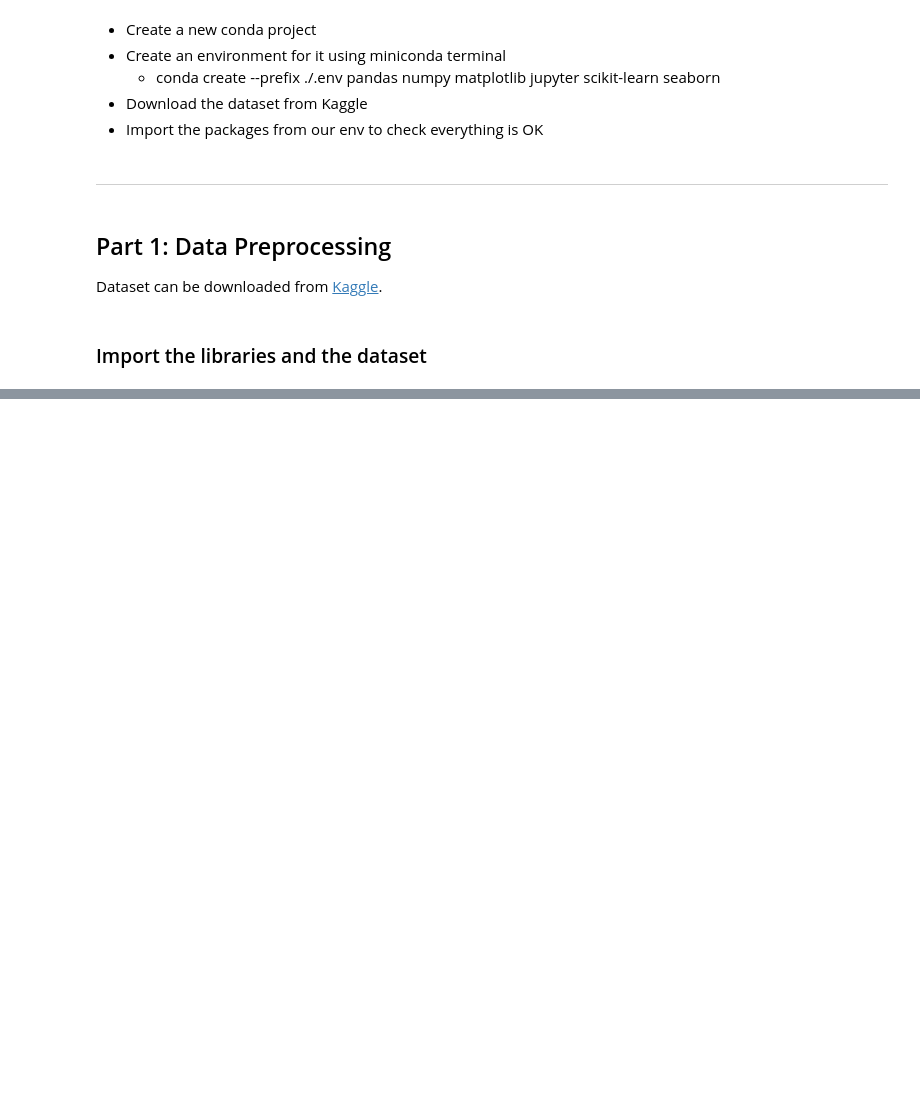
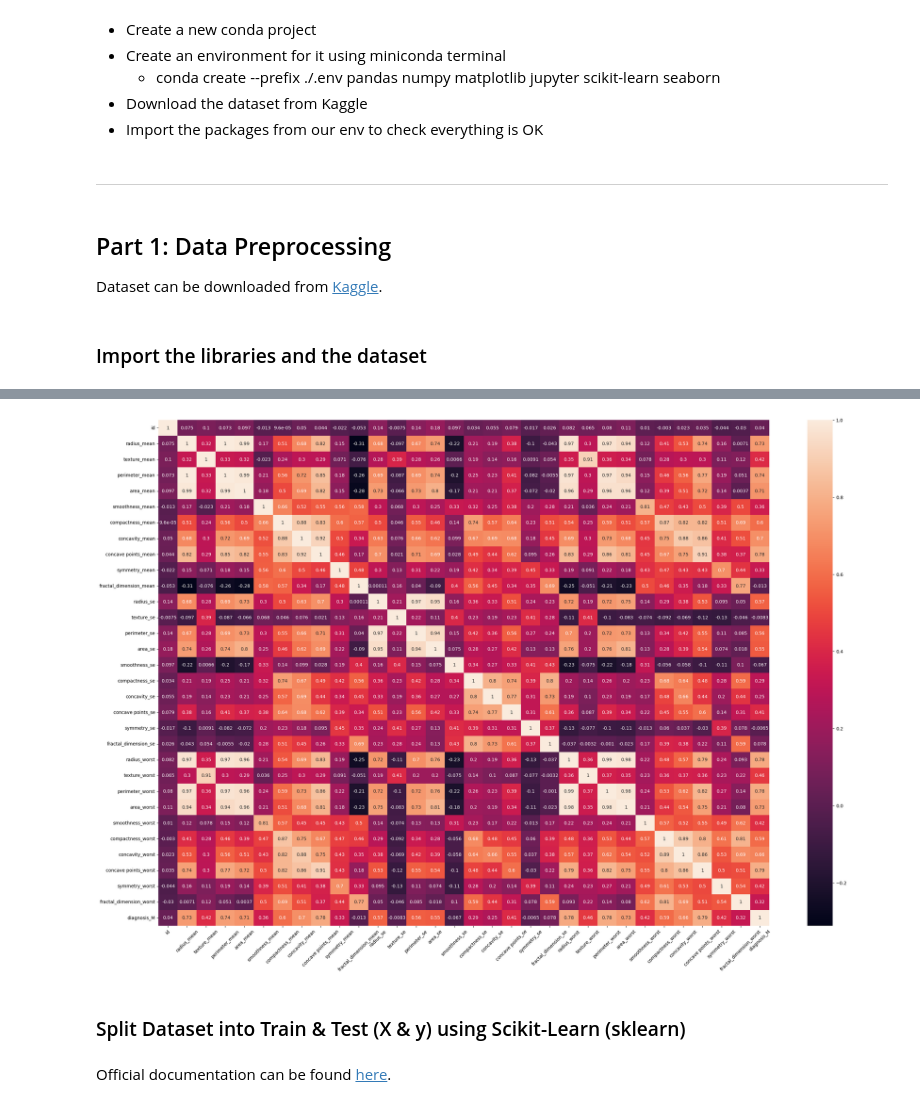
Before and after one commit to rosustefan/complete_ml_ds_bootcamp_2023, a Jupyter notebook: breast-cancer-wisconsin-project/breast-cancer-wisconsin-classification.ipynb, the cells around one changed output, grey strips where cells are left out. Cells and saved outputs as stored; diff of their text form; code cells hidden in the pictures; blank space fills up the shorter version.

```diff
--- a/breast-cancer-wisconsin-project/breast-cancer-wisconsin-classification.ipynb
+++ b/breast-cancer-wisconsin-project/breast-cancer-wisconsin-classification.ipynb
@@ -38,0 +244,3 @@ dataset.head()
+# %%
+# Correlation Matrix
+corr = dataset.corr()
@@ -38,0 +268,13 @@ dataset.head()
+# %%
+# Heatmap
+plt.figure(figsize=(30, 20))
+sns.heatmap(corr,
+            annot=True,
+           );
+plt.xticks(rotation=45);
+# %% [output]
+[figure, added]
+# %% [markdown]
+### Split Dataset into Train & Test (X & y) using Scikit-Learn (sklearn)
+# %% [markdown]
+Official documentation can be found [here](https://scikit-learn.org/stable/modules/generated/sklearn.model_selection.train_test_split.html).
```
Also changed, not shown: parts of 54 cells of this notebook.
